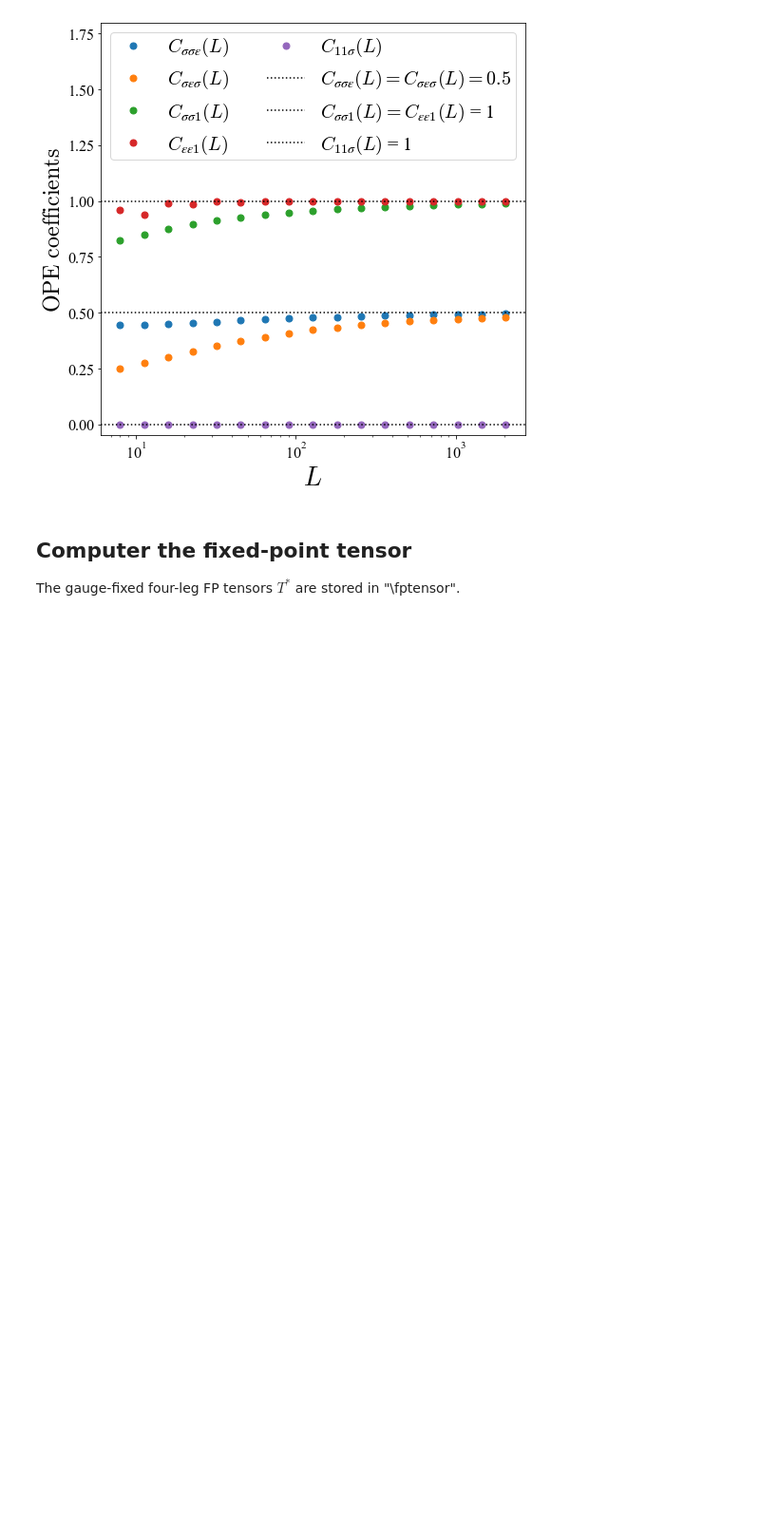
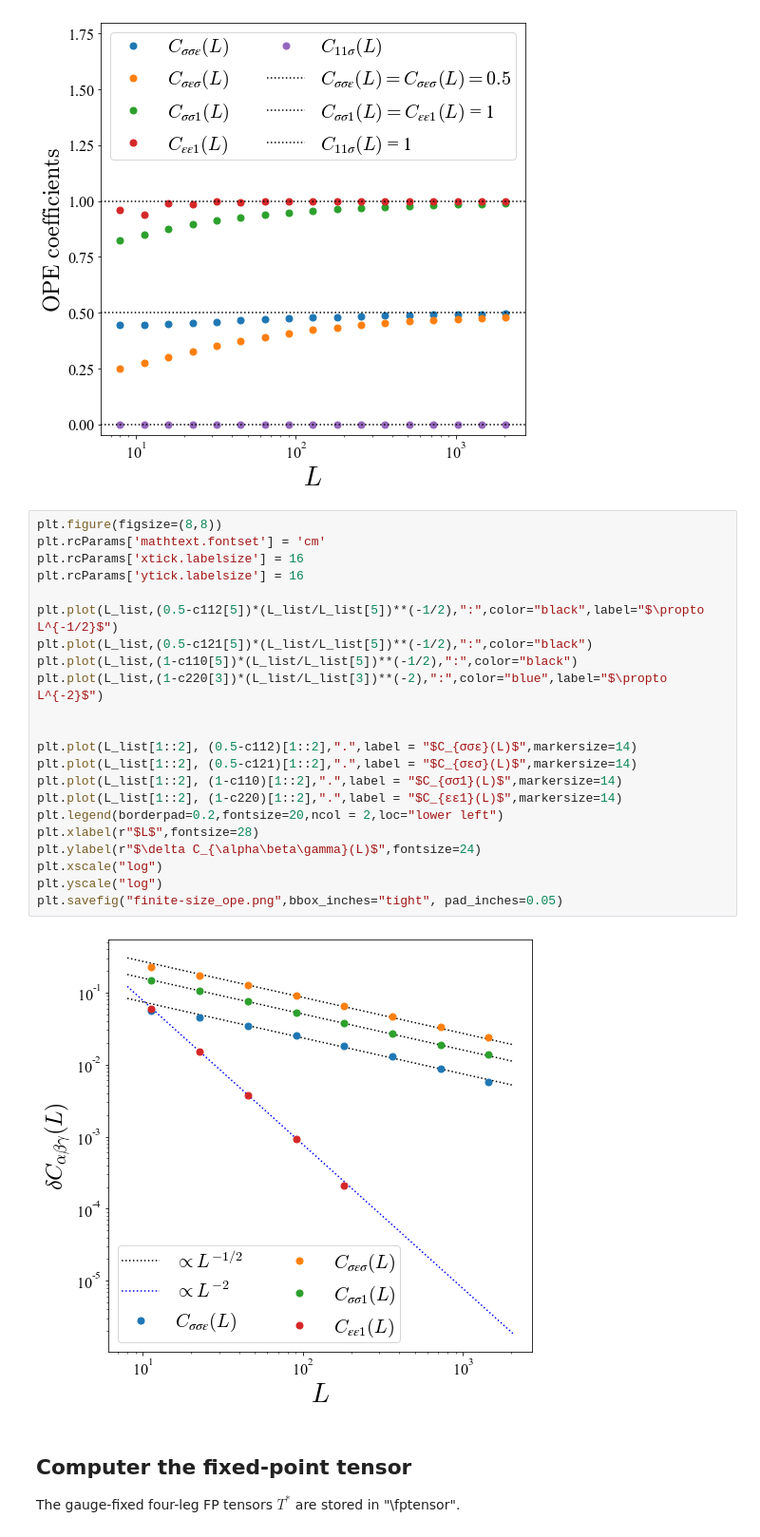
Before and after one commit to dartsushi/TRG_D4_symmetry, a Jupyter notebook: TRG_analysis-Ising.ipynb, the cells around one changed output. Shown at 95% size. Cells and saved outputs as stored; diff of their text form; blank space fills up the shorter version.

```diff
--- a/TRG_analysis-Ising.ipynb
+++ b/TRG_analysis-Ising.ipynb
@@ -179,6 +179,30 @@ plt.xscale("log")
 plt.savefig("OPE_Ising.png",bbox_inches="tight", pad_inches=0.05)
 # %% [output]
 [figure]
+# %%
+plt.figure(figsize=(8,8))
+plt.rcParams['mathtext.fontset'] = 'cm'
+plt.rcParams['xtick.labelsize'] = 16
+plt.rcParams['ytick.labelsize'] = 16
+
+plt.plot(L_list,(0.5-c112[5])*(L_list/L_list[5])**(-1/2),":",color="black",label="$\propto L^{-1/2}$")
+plt.plot(L_list,(0.5-c121[5])*(L_list/L_list[5])**(-1/2),":",color="black")
+plt.plot(L_list,(1-c110[5])*(L_list/L_list[5])**(-1/2),":",color="black")
+plt.plot(L_list,(1-c220[3])*(L_list/L_list[3])**(-2),":",color="blue",label="$\propto L^{-2}$")
+
+
+plt.plot(L_list[1::2], (0.5-c112)[1::2],".",label = "$C_{σσε}(L)$",markersize=14)
+plt.plot(L_list[1::2], (0.5-c121)[1::2],".",label = "$C_{σεσ}(L)$",markersize=14)
+plt.plot(L_list[1::2], (1-c110)[1::2],".",label = "$C_{σσ1}(L)$",markersize=14)
+plt.plot(L_list[1::2], (1-c220)[1::2],".",label = "$C_{εε1}(L)$",markersize=14)
+plt.legend(borderpad=0.2,fontsize=20,ncol = 2,loc="lower left")
+plt.xlabel(r"$L$",fontsize=28)
+plt.ylabel(r"$\delta C_{\alpha\beta\gamma}(L)$",fontsize=24)
+plt.xscale("log")
+plt.yscale("log")
+plt.savefig("finite-size_ope.png",bbox_inches="tight", pad_inches=0.05)
+# %% [output]
+[figure, added]
 # %% [markdown]
 ## Computer the fixed-point tensor
 
```
Also changed, not shown: parts of 1 cell of this notebook, 55 other files.
